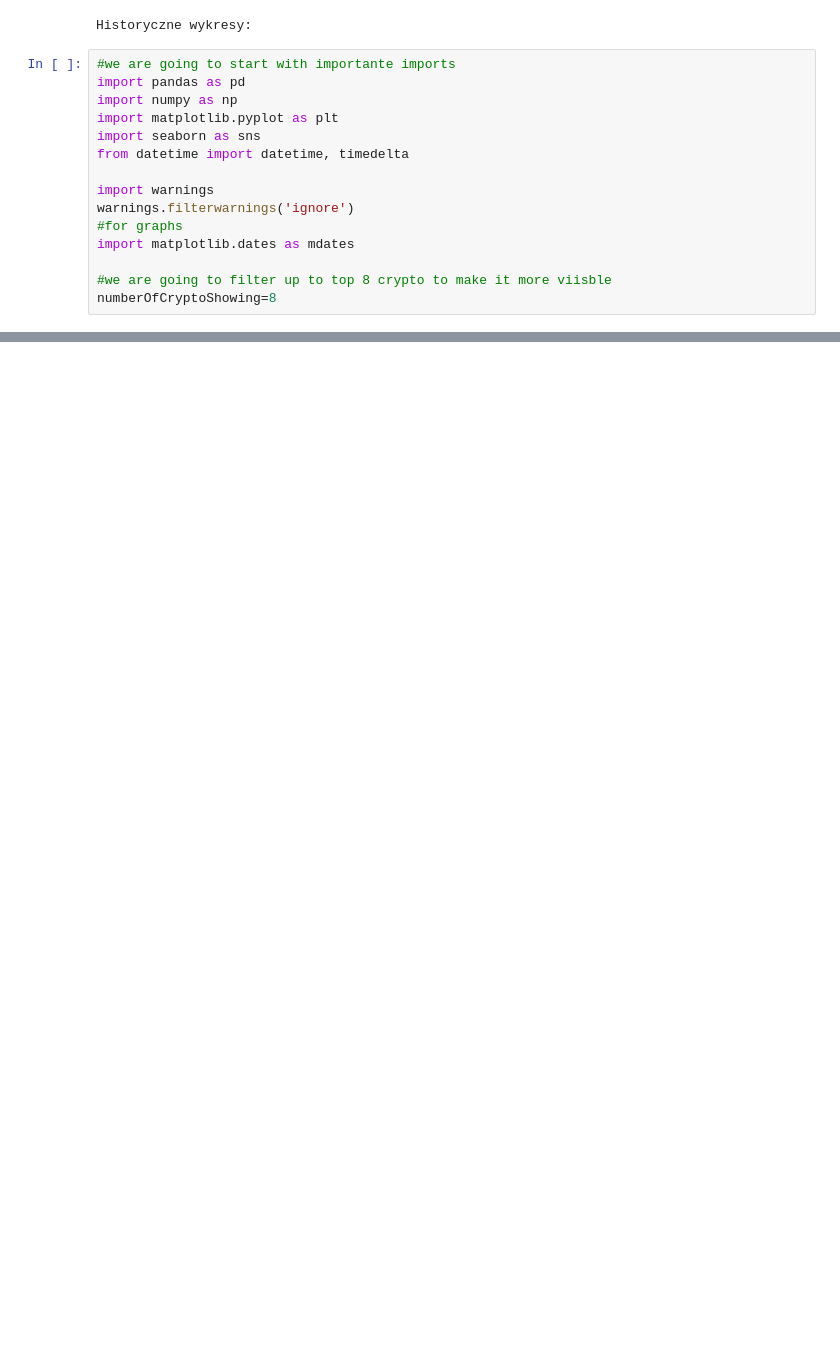
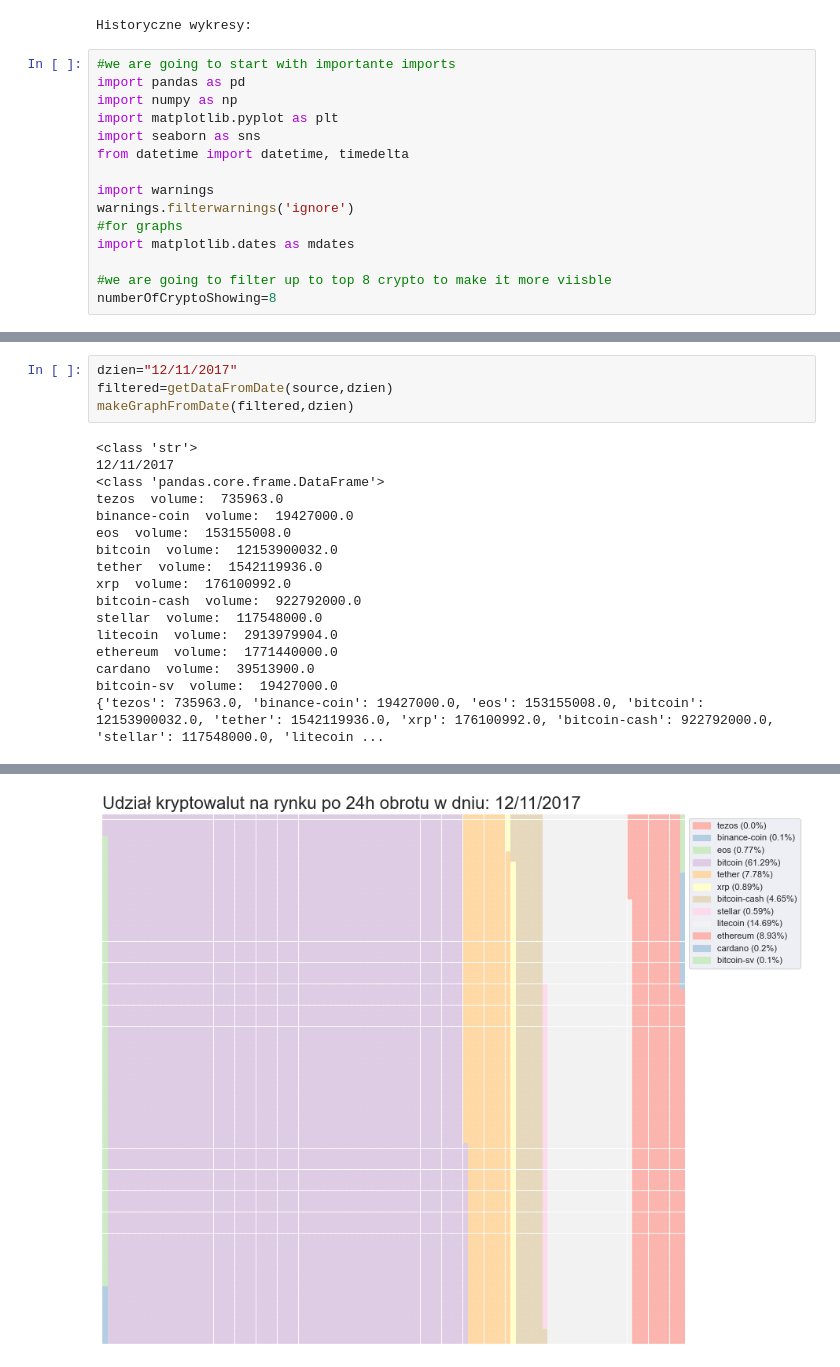
Before and after one commit to PrzemekZiemiakowski/cryptoGraphs, a Jupyter notebook: cryptowiz.ipynb, the cells around one changed output, grey strips where cells are left out. Cells and saved outputs as stored; diff of their text form; blank space fills up the shorter version.

```diff
--- a/cryptowiz.ipynb
+++ b/cryptowiz.ipynb
@@ -200,0 +254,21 @@ bitcoin-sv  volume:  63771772
+# %%
+dzien="12/11/2017"
+filtered=getDataFromDate(source,dzien)
+makeGraphFromDate(filtered,dzien)
+# %% [output]
+<class 'str'>
+12/11/2017
+<class 'pandas.core.frame.DataFrame'>
+tezos  volume:  735963.0
+binance-coin  volume:  19427000.0
+eos  volume:  153155008.0
+bitcoin  volume:  12153900032.0
+tether  volume:  1542119936.0
+xrp  volume:  176100992.0
+bitcoin-cash  volume:  922792000.0
+stellar  volume:  117548000.0
+litecoin  volume:  2913979904.0
+ethereum  volume:  1771440000.0
+cardano  volume:  39513900.0
+bitcoin-sv  volume:  19427000.0
+{'tezos': 735963.0, 'binance-coin': 19427000.0, 'eos': 153155008.0, 'bitcoin': 12153900032.0, 'tether': 1542119936.0, 'xrp': 176100992.0, 'bitcoin-cash': 922792000.0, 'stellar': 117548000.0, 'litecoin ...
@@ -200,0 +276 @@ bitcoin-sv  volume:  63771772
+[figure, added]
```
Also changed, not shown: parts of 11 cells of this notebook.
